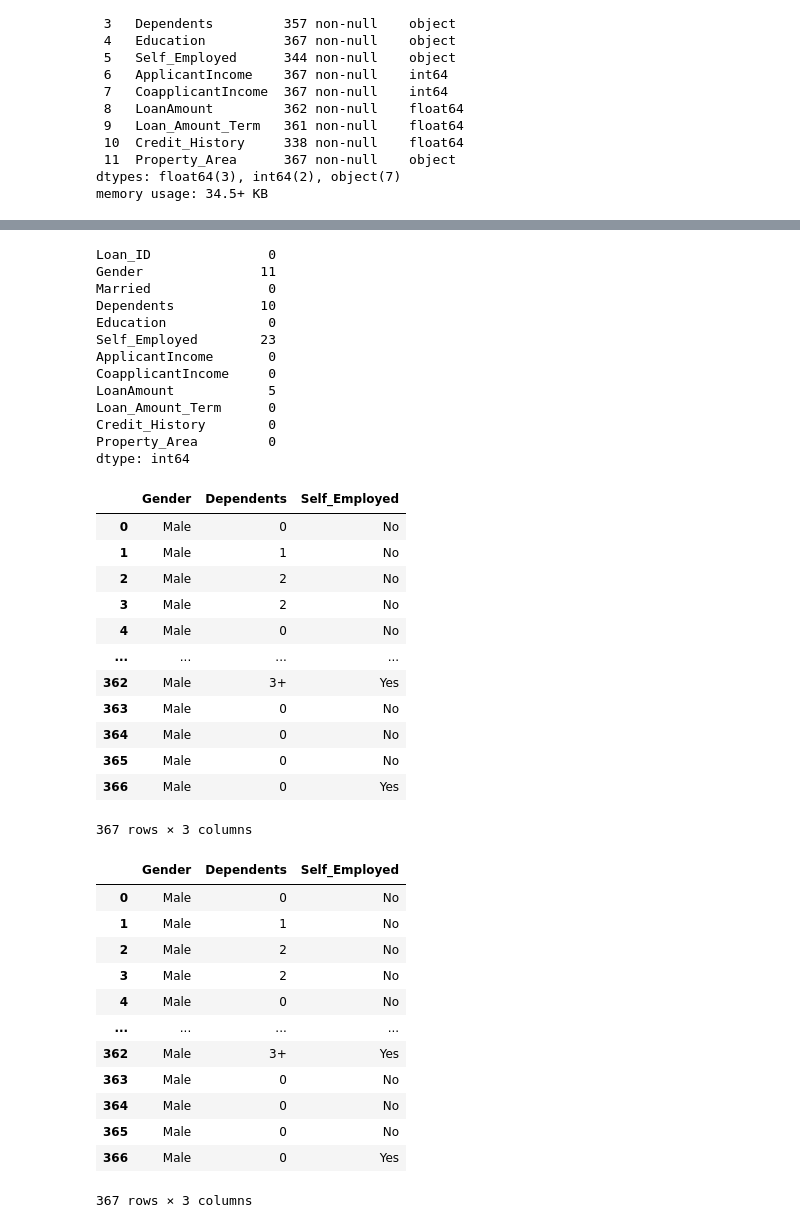
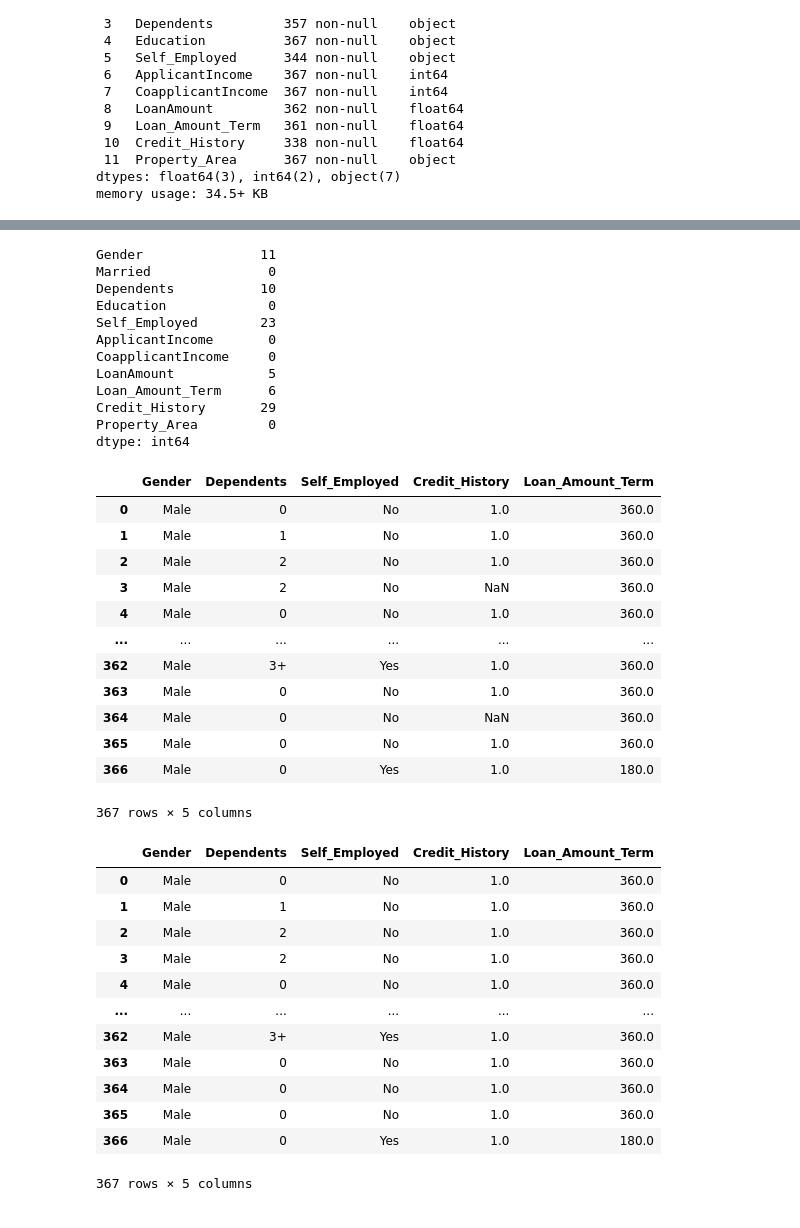
Before and after one commit to Akshay-Paunikar/Loan_Prediction_ML, a Jupyter notebook: project/notebook/Loan_Prediction.ipynb, the cells around one changed output, grey strips where cells are left out. Drawn from its saved outputs; the diff is of its cells as text; code cells hidden in the pictures.

```diff
--- a/project/notebook/Loan_Prediction.ipynb
+++ b/project/notebook/Loan_Prediction.ipynb
@@ -160,3 +162,6 @@ memory usage: 34.5+ KB
+# %%
+train = train.drop(['Loan_ID'], axis=1)
+test = test.drop(['Loan_ID'], axis=1)
 # %%
 # check for null/missing values
 train.isnull().sum()
@@ -176,9 +180,9 @@ Property_Area         0
 Loan_Status           0
 dtype: int64
 # %%
-# convert column datatype to string
-train = train.astype({"Credit_History":"str", "Loan_Amount_Term":"str"})
-test = test.astype({"Credit_History":"str", "Loan_Amount_Term":"str"})
+# convert Credit_History, Loan_Amount_Term to object datatype
+# train = train.astype({"Credit_History":"str", "Loan_Amount_Term":"str"})
+# test = test.astype({"Credit_History":"str", "Loan_Amount_Term":"str"})
 # %%
 # create an instance for object imputer & numeric imputer
 imputer_object = SimpleImputer(missing_values=np.nan, strategy='most_frequent')
@@ -267,7 +276,6 @@ memory usage: 62.5+ KB
 # check for null/missing values
 test.isnull().sum()
 # %% [output]
-Loan_ID               0
 Gender               11
 Married               0
 Dependents           10
@@ -276,13 +284,13 @@ Self_Employed        23
 ApplicantIncome       0
 CoapplicantIncome     0
 LoanAmount            5
-Loan_Amount_Term      0
-Credit_History        0
+Loan_Amount_Term      6
+Credit_History       29
 Property_Area         0
 dtype: int64
 # %%
 # object columns in test data
-object_cols_test = ['Gender', 'Dependents', 'Self_Employed']
+object_cols_test = ['Gender', 'Dependents', 'Self_Employed', 'Credit_History', 'Loan_Amount_Term']
 # %%
 # select data from test
 object_cols_test = test[object_cols_test]
@@ -290,41 +298,41 @@ object_cols_test = test[object_cols_test]
 # check records in data
 object_cols_test
 # %% [output]
-|  | Gender | Dependents | Self_Employed |
-| 0 | Male | 0 | No |
-| 1 | Male | 1 | No |
-| 2 | Male | 2 | No |
-| 3 | Male | 2 | No |
-| 4 | Male | 0 | No |
-| ... | ... | ... | ... |
-| 362 | Male | 3+ | Yes |
-| 363 | Male | 0 | No |
-| 364 | Male | 0 | No |
-| 365 | Male | 0 | No |
-| 366 | Male | 0 | Yes |
+|  | Gender | Dependents | Self_Employed | Credit_History | Loan_Amount_Term |
+| 0 | Male | 0 | No | 1.0 | 360.0 |
+| 1 | Male | 1 | No | 1.0 | 360.0 |
+| 2 | Male | 2 | No | 1.0 | 360.0 |
+| 3 | Male | 2 | No | NaN | 360.0 |
+| 4 | Male | 0 | No | 1.0 | 360.0 |
+| ... | ... | ... | ... | ... | ... |
+| 362 | Male | 3+ | Yes | 1.0 | 360.0 |
+| 363 | Male | 0 | No | 1.0 | 360.0 |
+| 364 | Male | 0 | No | NaN | 360.0 |
+| 365 | Male | 0 | No | 1.0 | 360.0 |
+| 366 | Male | 0 | Yes | 1.0 | 180.0 |
-367 rows × 3 columns
+367 rows × 5 columns
 # %%
 # apply object imputer
 object_cols_test = imputer_object.fit_transform(object_cols_test)
 # %%
 # create dataframe
-object_cols_test = pd.DataFrame(object_cols_test, columns=['Gender', 'Dependents', 'Self_Employed'])
+object_cols_test = pd.DataFrame(object_cols_test, columns=['Gender', 'Dependents', 'Self_Employed', 'Credit_History', 'Loan_Amount_Term'])
 
 # check records in the data
 object_cols_test
 # %% [output]
-|  | Gender | Dependents | Self_Employed |
-| 0 | Male | 0 | No |
-| 1 | Male | 1 | No |
-| 2 | Male | 2 | No |
-| 3 | Male | 2 | No |
-| 4 | Male | 0 | No |
-| ... | ... | ... | ... |
-| 362 | Male | 3+ | Yes |
-| 363 | Male | 0 | No |
-| 364 | Male | 0 | No |
-| 365 | Male | 0 | No |
-| 366 | Male | 0 | Yes |
+|  | Gender | Dependents | Self_Employed | Credit_History | Loan_Amount_Term |
+| 0 | Male | 0 | No | 1.0 | 360.0 |
+| 1 | Male | 1 | No | 1.0 | 360.0 |
+| 2 | Male | 2 | No | 1.0 | 360.0 |
+| 3 | Male | 2 | No | 1.0 | 360.0 |
+| 4 | Male | 0 | No | 1.0 | 360.0 |
+| ... | ... | ... | ... | ... | ... |
+| 362 | Male | 3+ | Yes | 1.0 | 360.0 |
+| 363 | Male | 0 | No | 1.0 | 360.0 |
+| 364 | Male | 0 | No | 1.0 | 360.0 |
+| 365 | Male | 0 | No | 1.0 | 360.0 |
+| 366 | Male | 0 | Yes | 1.0 | 180.0 |
-367 rows × 3 columns
+367 rows × 5 columns
 # %%
 # drop unnecessary columns
```
Also changed, not shown: parts of 22 cells of this notebook, 1 other file.
